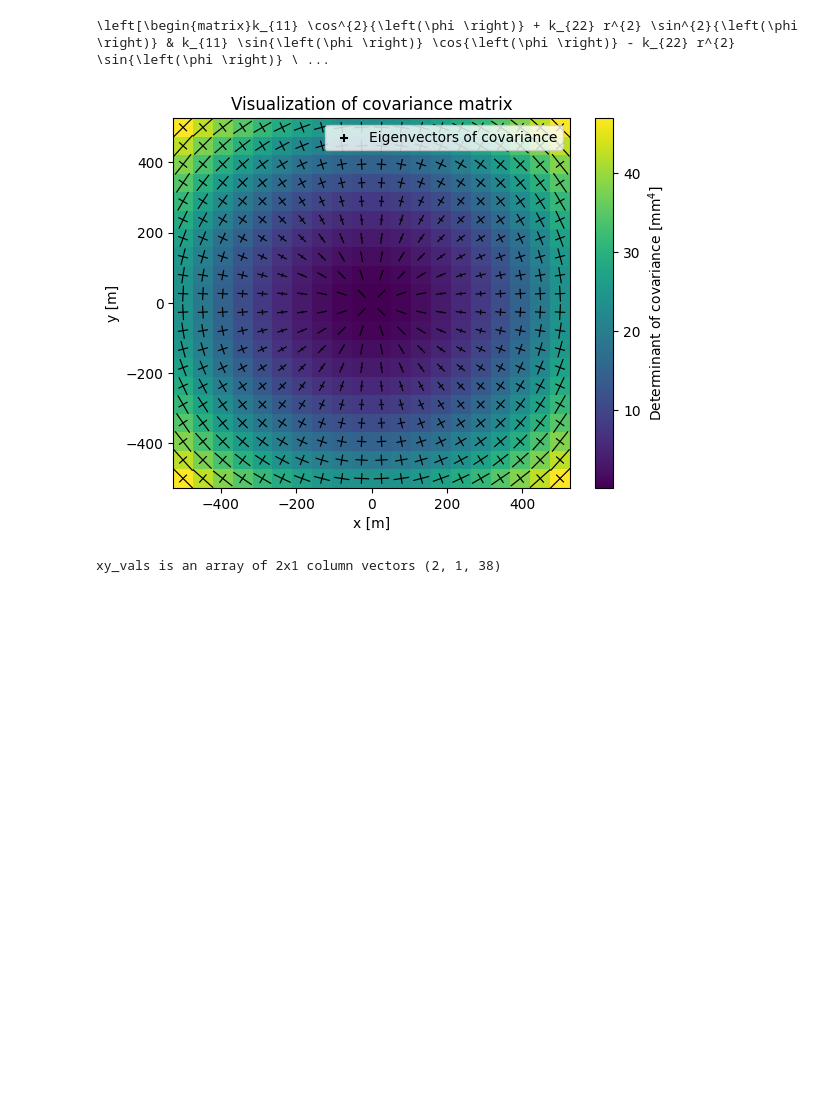
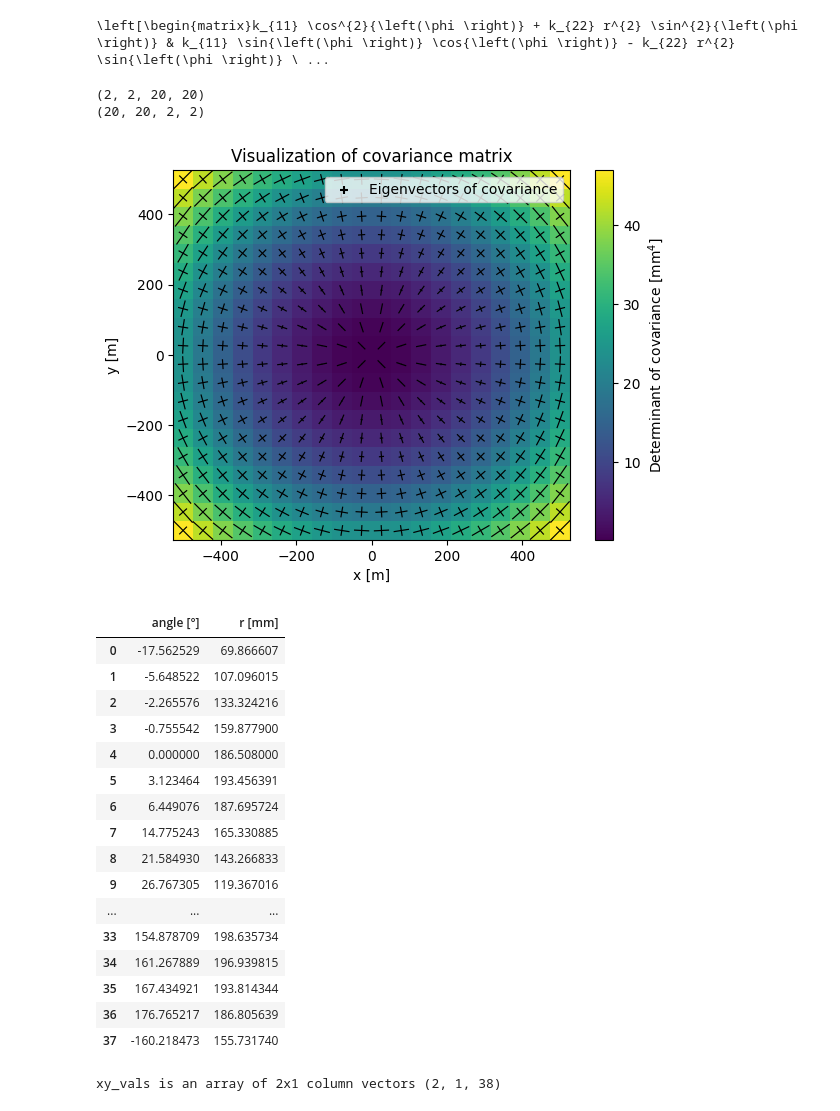
Before and after one commit to SecretGmG/nmp_exercises, a Jupyter notebook: ex_02/serie2_Sigrist.ipynb, the cells around one changed output. Cells and saved outputs as stored; diff of their text form; code cells hidden in the pictures; blank space fills up the shorter version.

```diff
--- a/ex_02/serie2_Sigrist.ipynb
+++ b/ex_02/serie2_Sigrist.ipynb
@@ -54,8 +54,11 @@ phi_cov = np.deg2rad(1/3600)**2 # 1''
 covariance_lambda = sympy.lambdify([k11, k22, r_sym, phi_sym], formula)
 covariances = covariance_lambda(r_cov, phi_cov,r,phi)
 
+print(covariances.shape)
 #we need to rotate the axis beacause np.linalg expects a shape (...,m,n)
 covariances = np.moveaxis(covariances, [0,1], [2,3])
+
+print(covariances.shape)
 
 plt.figure()
 plt.title('Visualization of covariance matrix')
@@ -65,9 +68,30 @@ plt.xlabel('x [m]')
 plt.ylabel('y [m]')
 plt.show()
 # %% [output]
+(2, 2, 20, 20)
+(20, 20, 2, 2)
 [figure]
 # %%
 campPP_df = nmp_util.read_dat('campPP_mar2024.dat', names = ['angle [°]', 'r [mm]']).astype(float)
+display(campPP_df)
+# %% [output]
+|  | angle [°] | r [mm] |
+| 0 | -17.562529 | 69.866607 |
+| 1 | -5.648522 | 107.096015 |
+| 2 | -2.265576 | 133.324216 |
+| 3 | -0.755542 | 159.877900 |
+| 4 | 0.000000 | 186.508000 |
+| 5 | 3.123464 | 193.456391 |
+| 6 | 6.449076 | 187.695724 |
+| 7 | 14.775243 | 165.330885 |
+| 8 | 21.584930 | 143.266833 |
+| 9 | 26.767305 | 119.367016 |
+| ... | ... | ... |
+| 33 | 154.878709 | 198.635734 |
+| 34 | 161.267889 | 196.939815 |
+| 35 | 167.434921 | 193.814344 |
+| 36 | 176.765217 | 186.805639 |
+| 37 | -160.218473 | 155.731740 |
 # %%
 f_lambda = sympy.lambdify([phi_sym, r_sym],f_expr)
 xy_vals = f_lambda(np.deg2rad(campPP_df['angle [°]']), campPP_df['r [mm]'])
```
Also changed, not shown: parts of 1 cell of this notebook, 2 other files.
